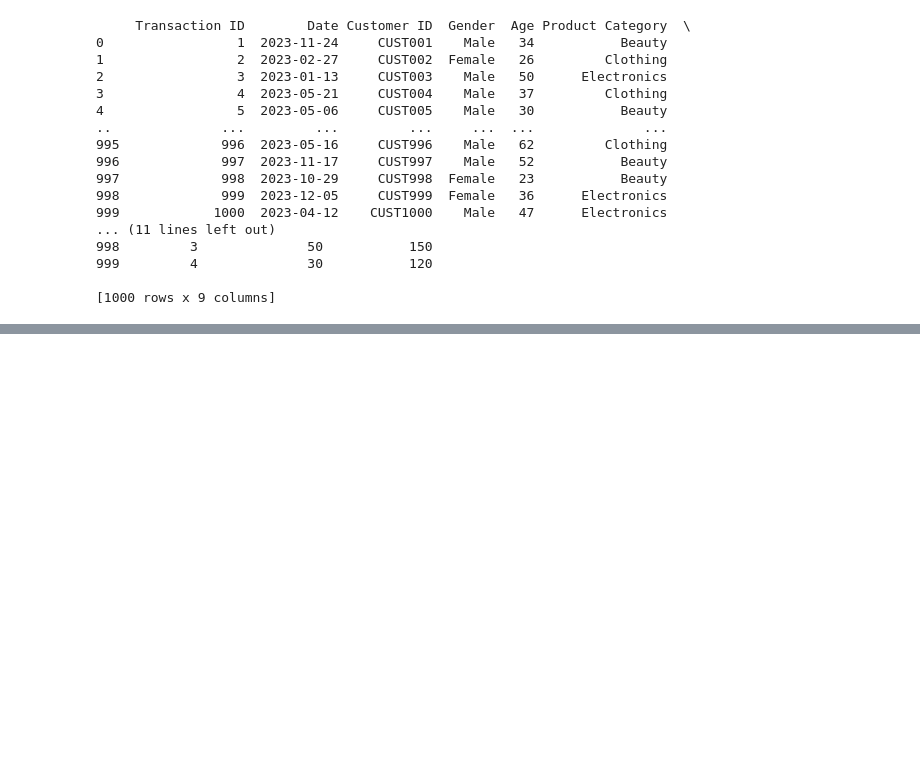
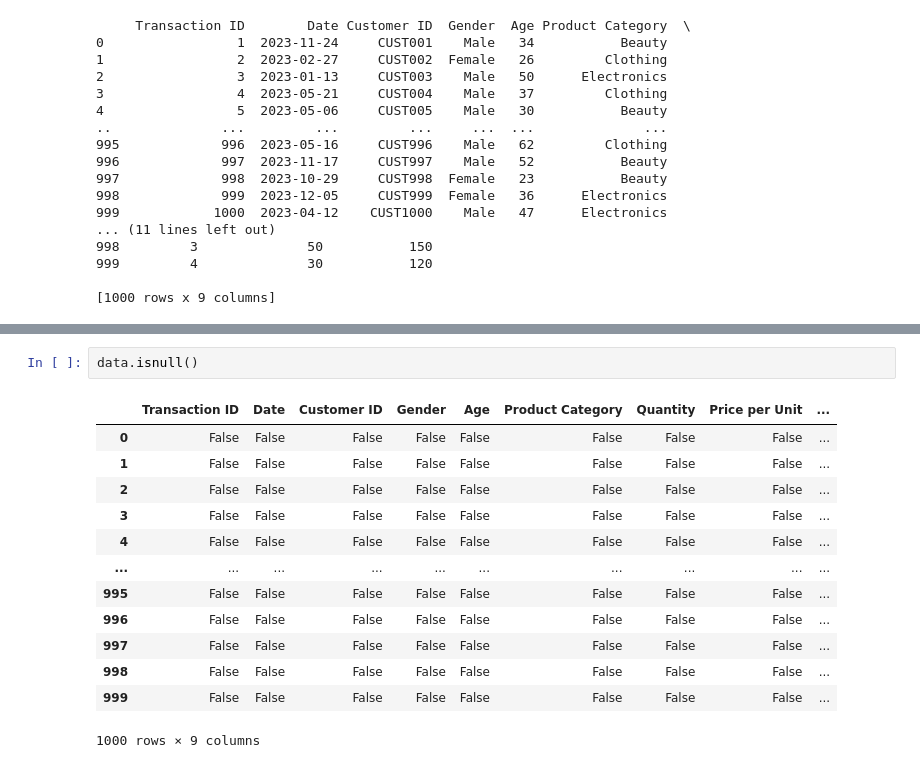
Before and after one commit to yadavkunalbarwani-ship-it/reteail__dataset_project, a Jupyter notebook: reteail_project_work.ipynb, the cells around one changed output, grey strips where cells are left out. Drawn from its saved outputs; the diff is of its cells as text; blank space fills up the shorter version.

```diff
--- a/reteail_project_work.ipynb
+++ b/reteail_project_work.ipynb
@@ -53,0 +198,16 @@ print(data)
+# %%
+data.isnull()
+# %% [output]
+|  | Transaction ID | Date | Customer ID | Gender | Age | Product Category | Quantity | Price per Unit | ... |
+| 0 | False | False | False | False | False | False | False | False | ... |
+| 1 | False | False | False | False | False | False | False | False | ... |
+| 2 | False | False | False | False | False | False | False | False | ... |
+| 3 | False | False | False | False | False | False | False | False | ... |
+| 4 | False | False | False | False | False | False | False | False | ... |
+| ... | ... | ... | ... | ... | ... | ... | ... | ... | ... |
+| 995 | False | False | False | False | False | False | False | False | ... |
+| 996 | False | False | False | False | False | False | False | False | ... |
+| 997 | False | False | False | False | False | False | False | False | ... |
+| 998 | False | False | False | False | False | False | False | False | ... |
+| 999 | False | False | False | False | False | False | False | False | ... |
+1000 rows × 9 columns
```
Also changed, not shown: parts of 24 cells of this notebook.
